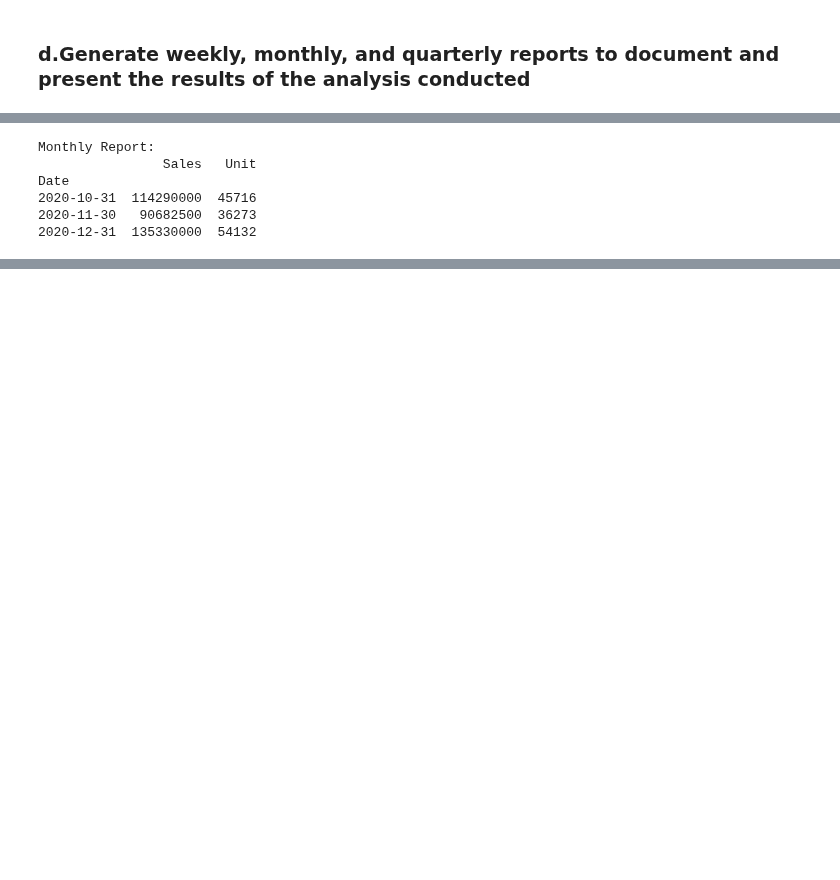
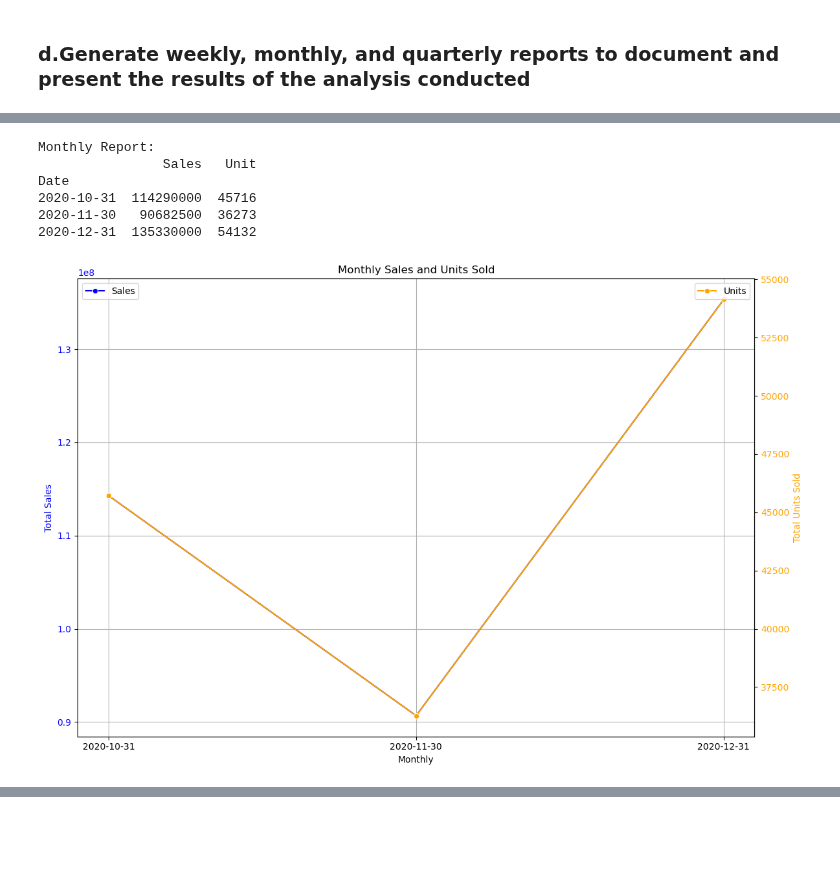
Before and after one commit to ImPriyanshu45/Sales-Analysis, a Jupyter notebook: SalesAnalysisProject.ipynb, the cells around one changed output, grey strips where cells are left out. Cells and saved outputs as stored; diff of their text form; code cells hidden in the pictures; blank space fills up the shorter version.

```diff
--- a/SalesAnalysisProject.ipynb
+++ b/SalesAnalysisProject.ipynb
@@ -326,14 +368,35 @@ Date
 # %%
 monthly_report = df.resample('ME').agg({'Sales': 'sum', 'Unit': 'sum'})
 print("\nMonthly Report:")
 print(monthly_report)
+
+fig, ax1 = plt.subplots(figsize=(12, 8))
+
+sns.lineplot(data=monthly_report, x=monthly_report.index.strftime('%Y-%m-%d'), y='Sales', ax=ax1, marker='o', color='blue', label='Sales')
+ax1.set_ylabel('Total Sales', color='blue')
+ax1.tick_params(axis='y', labelcolor='blue')
+
+ax2 = ax1.twinx()
+sns.lineplot(data=monthly_report, x=monthly_report.index.strftime('%Y-%m-%d'), y='Unit', ax=ax2, marker='o', color='orange', label='Units')
+ax2.set_ylabel('Total Units Sold', color='orange')
+ax2.tick_params(axis='y', labelcolor='orange')
+
+plt.title('Monthly Sales and Units Sold')
+ax1.set_xlabel('Monthly')
+ax1.grid(True)
+ax1.legend(loc='upper left')
+ax2.legend(loc='upper right')
+
+plt.tight_layout()
+plt.show()
 # %% [output]
 Monthly Report:
                 Sales   Unit
 Date
 2020-10-31  114290000  45716
 2020-11-30   90682500  36273
 2020-12-31  135330000  54132
+[figure, added]
 # %%
 quarterly_report = df.resample('QE').agg({'Sales': 'sum', 'Unit': 'sum'})
 print("\nQuarterly Report:")
```
Also changed, not shown: parts of 9 cells of this notebook.
